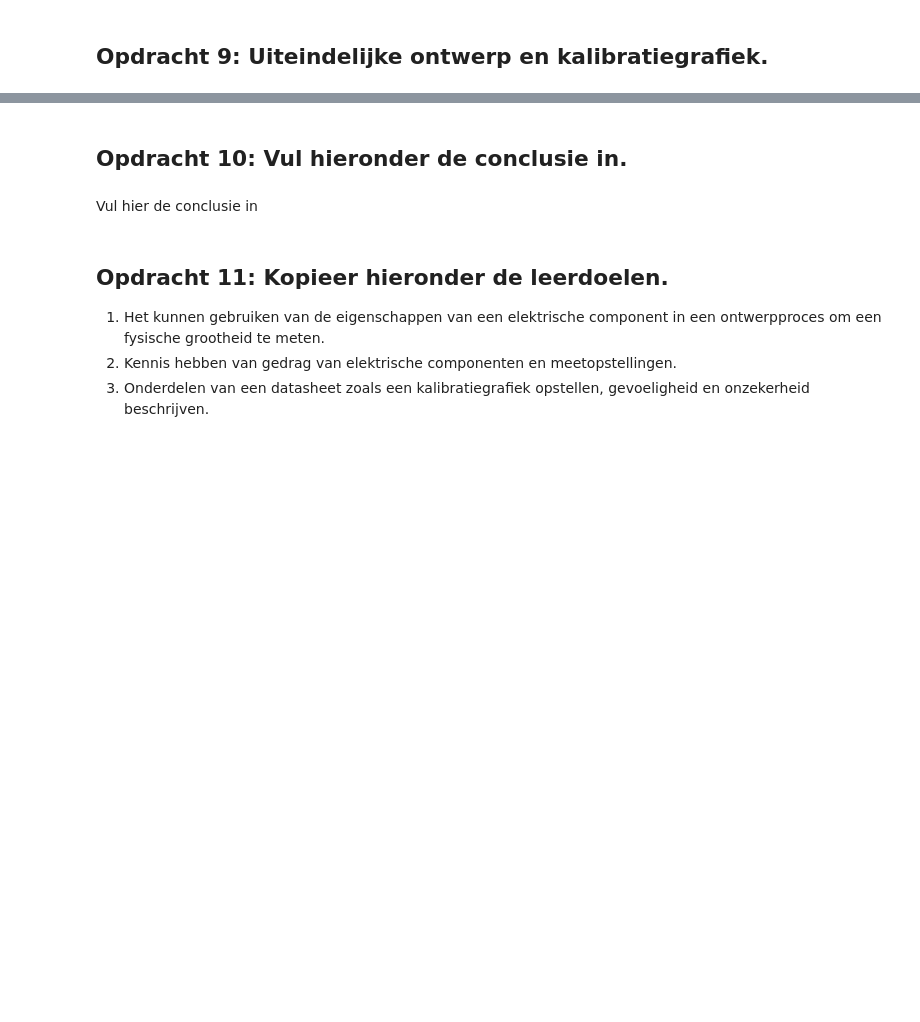
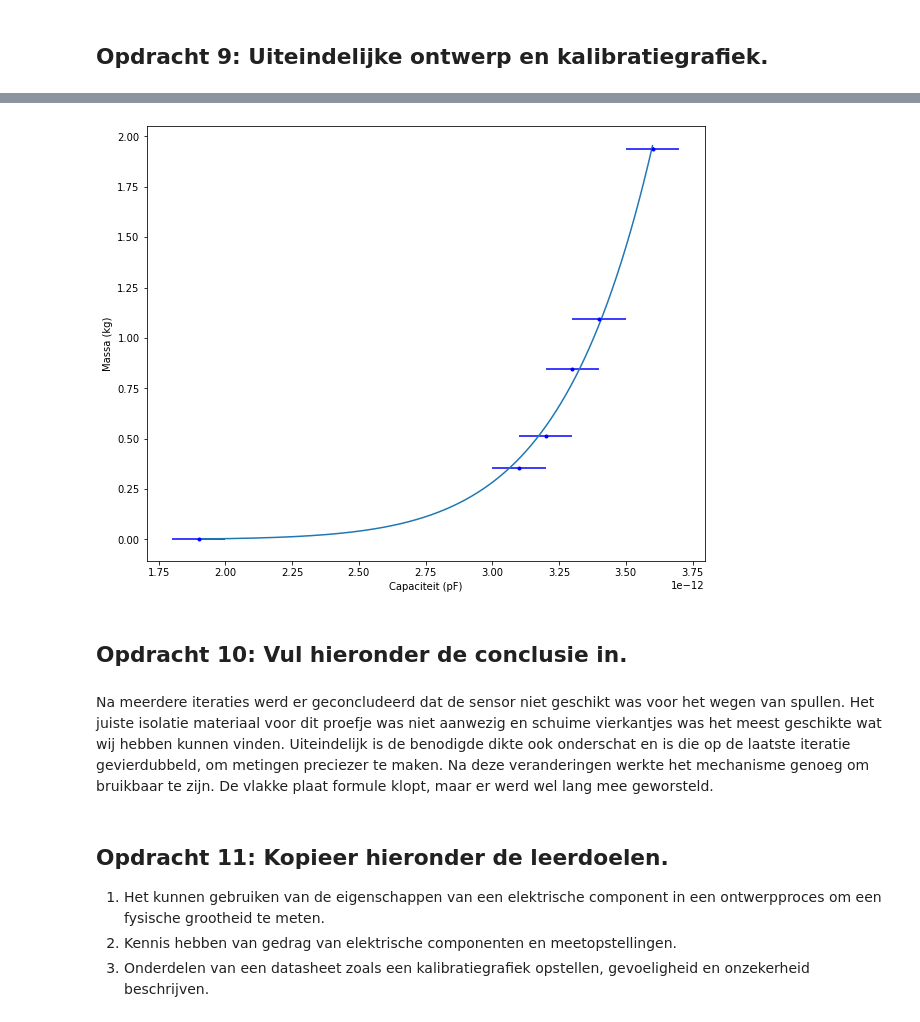
Before and after one commit to faical2354/opdrachten-DEF-D, a Jupyter notebook: FysiekeOntwerpopdrachten/2OntwerpEenSensorCondensator/DEFOntwerpopdracht2OntwerpEenSensorInvulTemplate.ipynb, the cells around one changed output, grey strips where cells are left out. Cells and saved outputs as stored; diff of their text form; code cells hidden in the pictures; blank space fills up the shorter version.

```diff
--- a/FysiekeOntwerpopdrachten/2OntwerpEenSensorCondensator/DEFOntwerpopdracht2OntwerpEenSensorInvulTemplate.ipynb
+++ b/FysiekeOntwerpopdrachten/2OntwerpEenSensorCondensator/DEFOntwerpopdracht2OntwerpEenSensorInvulTemplate.ipynb
@@ -108,7 +141,29 @@ Onze sensor kan nog verbetered worden door de volgende verbeteringen (minimaal 2
+# %%
+# Plot hier je oorspronkelijke en je uiteindelijke kalibratiegrafieken, fit daar een bijpassende lijn door
+# en zet ook de verwachte ontwerpgrafiek erbij
+# Plot hier je gemeten kalibratiegrafiek en plot in dezelfde figuur ook je verwachte ontwerpgrafiek.
+massa = np.array([0, 0.3527, 0.5116, 0.8446, 1.0923, 1.9369])
+Farad = np.array([1.9, 3.1, 3.2, 3.3, 3.4, 3.6]) *1e-12
+
+def fitfunc(x, a, b, c):
+    return a/(x**b)
+
+popt, pcov = curve_fit(fitfunc, Farad, massa, maxfev=200000)
+
+x2 = np.linspace(np.min(Farad), np.max(Farad), 1000)
+
+plt.figure(figsize=(10,8))
+plt.errorbar(Farad, massa, yerr= 0.008, xerr=0.1e-12, fmt='b.', )
+plt.plot(x2, fitfunc(x2, *popt))
+plt.ylabel('Massa (kg)')
+plt.xlabel('Capaciteit (pF)')
+plt.show()
+# %% [output]
+[figure, added]
 # %% [markdown]
 ## Opdracht 10: Vul hieronder de conclusie in.
-# %% [markdown]
-Vul hier de conclusie in
+# %% [markdown]
+Na meerdere iteraties werd er geconcludeerd dat de sensor niet geschikt was voor het wegen van spullen. Het juiste isolatie materiaal voor dit proefje was niet aanwezig en schuime vierkantjes was het meest geschikte wat wij hebben kunnen vinden. Uiteindelijk is de benodigde dikte ook onderschat en is die op de laatste iteratie gevierdubbeld, om metingen preciezer te maken. Na deze veranderingen werkte het mechanisme genoeg om bruikbaar te zijn. De vlakke plaat formule klopt, maar er werd wel lang mee geworsteld.
 # %% [markdown]
 ## Opdracht 11: Kopieer hieronder de leerdoelen.
 1. Het kunnen gebruiken van de eigenschappen van een elektrische component in een ontwerpproces om een fysische grootheid te meten.
```
Also changed, not shown: parts of 28 cells of this notebook, 11 other files.
